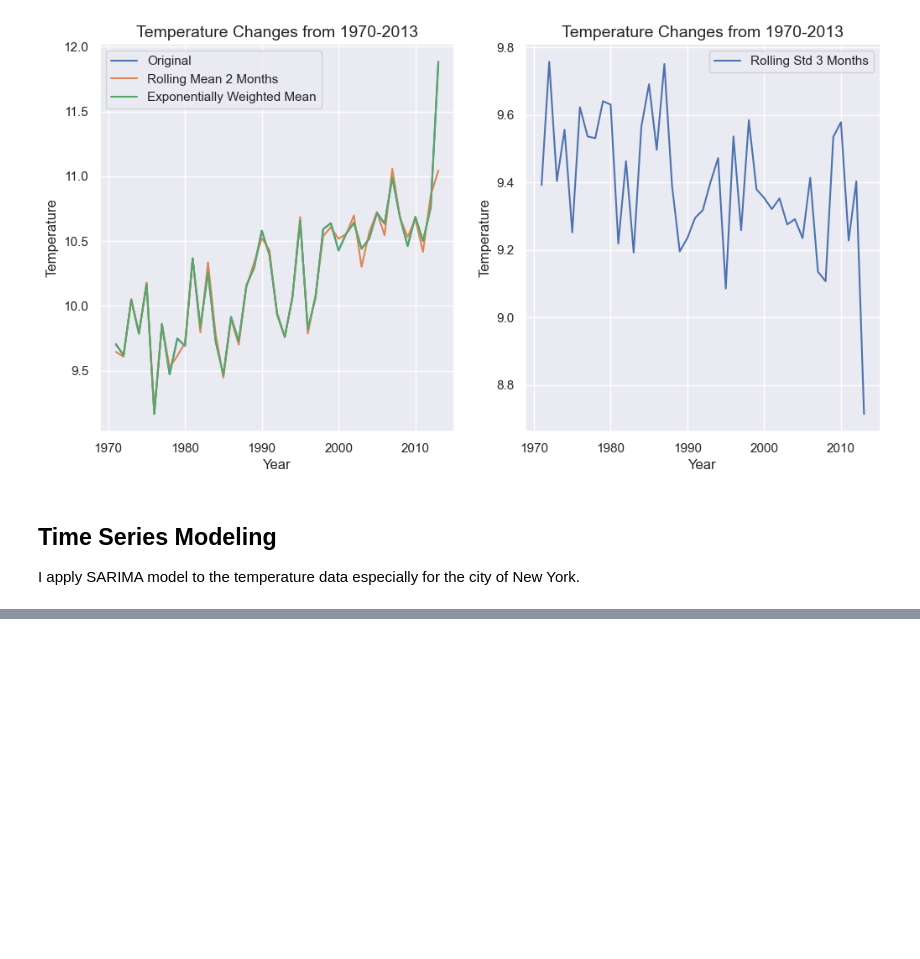
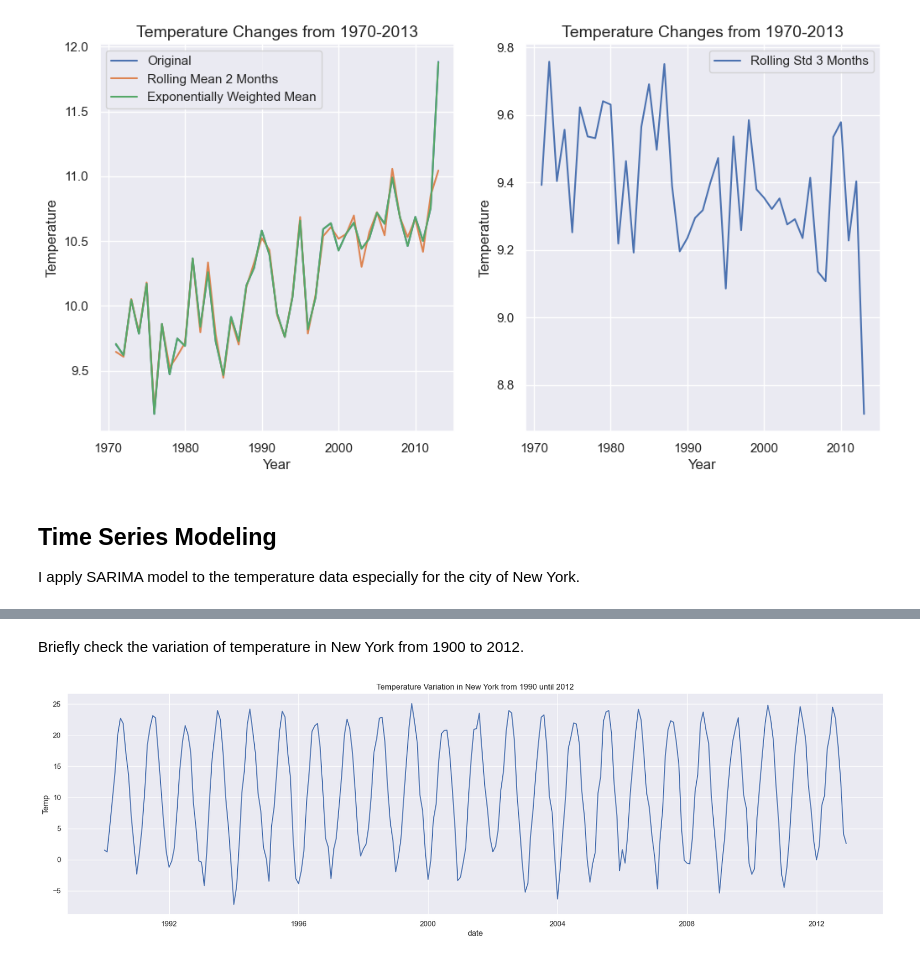
Before and after one commit to idsts2670/climate-change-analysis, a Jupyter notebook: climate_change.ipynb, the cells around one changed output, grey strips where cells are left out. Cells and saved outputs as stored; diff of their text form; code cells hidden in the pictures; blank space fills up the shorter version.

Commit message:
first commit. data and notebook added

```diff
--- a/climate_change.ipynb
+++ b/climate_change.ipynb
@@ -304,5 +338,10 @@ shape: (276, 2)
+# %% [markdown]
+Briefly check the variation of temperature in New York from 1900 to 2012.
 # %%
 plt.figure(figsize=(22,6))
-sns.lineplot(x=rio.index, y=rio['Temp'])
-plt.title('Temperature Variation in Rio de Janeiro from 1900 until 2012')
+sns.lineplot(data=ny,
+             x="date", y="Temp").set(title="Temperature Variation in New York from 1990 until 2012")
+
 plt.show()
+# %% [output]
+[figure, added]
```
Also changed, not shown: parts of 15 cells of this notebook.
